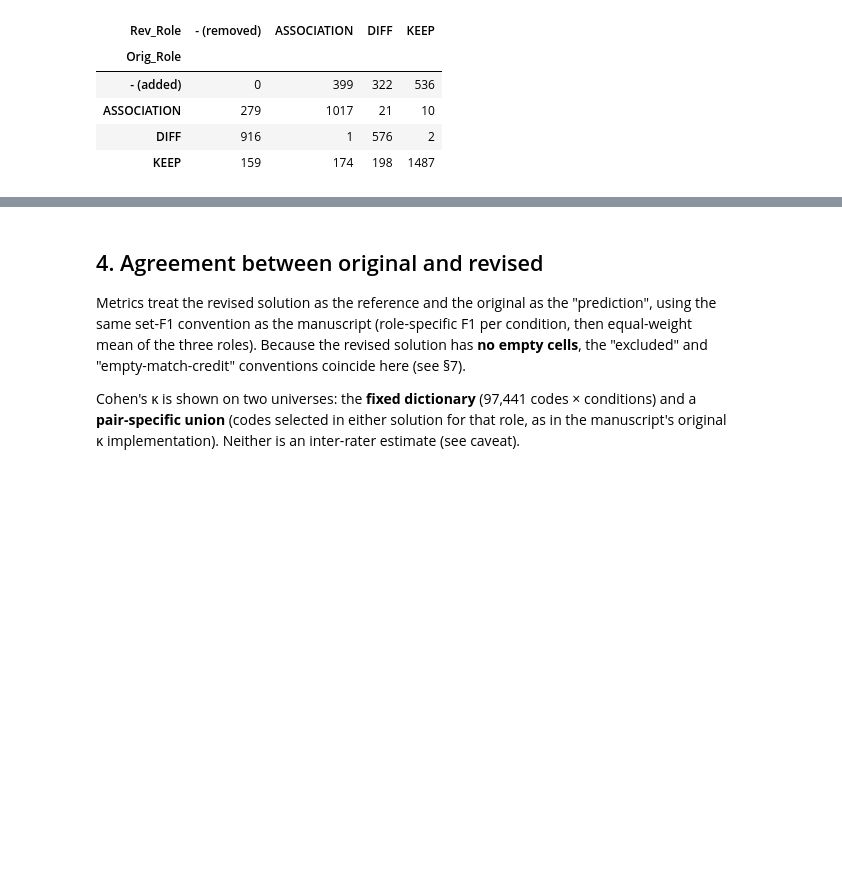
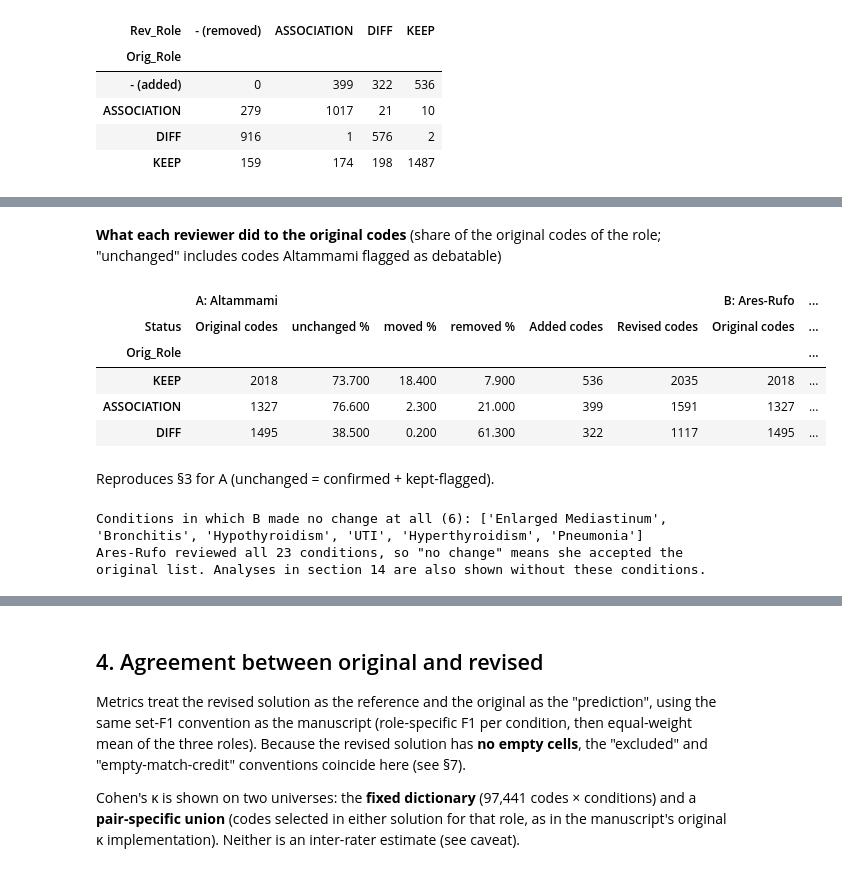
Before and after one commit to csisc/CohortX, a Jupyter notebook: CohortX_Task_3_Dataset_Evaluation.ipynb, the cells around one changed output, grey strips where cells are left out. Saved outputs shown, nothing was run; the diff lists cells and outputs as text; code cells hidden in the pictures; blank space fills up the shorter version.

```diff
--- a/CohortX_Task_3_Dataset_Evaluation.ipynb
+++ b/CohortX_Task_3_Dataset_Evaluation.ipynb
@@ -240,0 +335,43 @@ Role-transition matrix (rows = original role, columns = revised role; "-" = not
+# %%
+def status_table(Orig, New):
+    """Status of every (condition, code) pair between two versions: unchanged / moved / removed / added."""
+    rows = []
+    for c in CONDS:
+        o_role = {x: k for k in ROLES for x in Orig[(c, k)]}; n_role = {x: k for k in ROLES for x in New[(c, k)]}
+        for x in set(o_role) | set(n_role):
+            o, n = o_role.get(x), n_role.get(x)
+            st = 'unchanged' if o == n else 'added' if o is None else 'removed' if n is None else 'moved'
+            rows.append((c, x, o, n, st))
+    return pd.DataFrame(rows, columns=['Condition', 'Code', 'Orig_Role', 'New_Role', 'Status'])
+
+stA, stB = status_table(O, R), status_table(O, B)
+
+def fate_simple(st):
+    o = st[st.Orig_Role.notna()]
+    t = pd.crosstab(o.Orig_Role, o.Status).reindex(index=ROLES, columns=['unchanged', 'moved', 'removed'], fill_value=0)
+    out = (t.div(t.sum(axis=1), axis=0) * 100).round(1).add_suffix(' %')
+    out.insert(0, 'Original codes', t.sum(axis=1))
+    out['Added codes'] = st[st.Status == 'added'].groupby('New_Role').size().reindex(ROLES).fillna(0).astype(int)
+    out['Revised codes'] = st.New_Role.value_counts().reindex(ROLES)
+    return out
+
+fate_ab = pd.concat({'A: Altammami': fate_simple(stA), 'B: Ares-Rufo': fate_simple(stB)}, axis=1)
+display(Markdown('**What each reviewer did to the original codes** (share of the original codes of the role; "unchanged" includes codes Altammami flagged as debatable)'))
+display(fate_ab)
+display(Markdown('Reproduces §3 for A (unchanged = confirmed + kept-flagged).'))
+
+n_chg_b = stB[stB.Status != 'unchanged'].groupby('Condition').size().reindex(CONDS).fillna(0).astype(int)
+ZERO_B = list(n_chg_b[n_chg_b == 0].index)
+print(f'Conditions in which B made no change at all ({len(ZERO_B)}): {ZERO_B}')
+print('Ares-Rufo reviewed all 23 conditions, so "no change" means she accepted the original list. Analyses in section 14 are also shown without these conditions.')
+# %% [output]
+**What each reviewer did to the original codes** (share of the original codes of the role; "unchanged" includes codes Altammami flagged as debatable)
+|  | A: Altammami |  |  |  |  |  | B: Ares-Rufo | ... |
+| Status | Original codes | unchanged % | moved % | removed % | Added codes | Revised codes | Original codes | ... |
+| Orig_Role |  |  |  |  |  |  |  | ... |
+| KEEP | 2018 | 73.700 | 18.400 | 7.900 | 536 | 2035 | 2018 | ... |
+| ASSOCIATION | 1327 | 76.600 | 2.300 | 21.000 | 399 | 1591 | 1327 | ... |
+| DIFF | 1495 | 38.500 | 0.200 | 61.300 | 322 | 1117 | 1495 | ... |
+Reproduces §3 for A (unchanged = confirmed + kept-flagged).
+Conditions in which B made no change at all (6): ['Enlarged Mediastinum', 'Bronchitis', 'Hypothyroidism', 'UTI', 'Hyperthyroidism', 'Pneumonia']
+Ares-Rufo reviewed all 23 conditions, so "no change" means she accepted the original list. Analyses in section 14 are also shown without these conditions.
```
Also changed, not shown: parts of 21 cells of this notebook.
